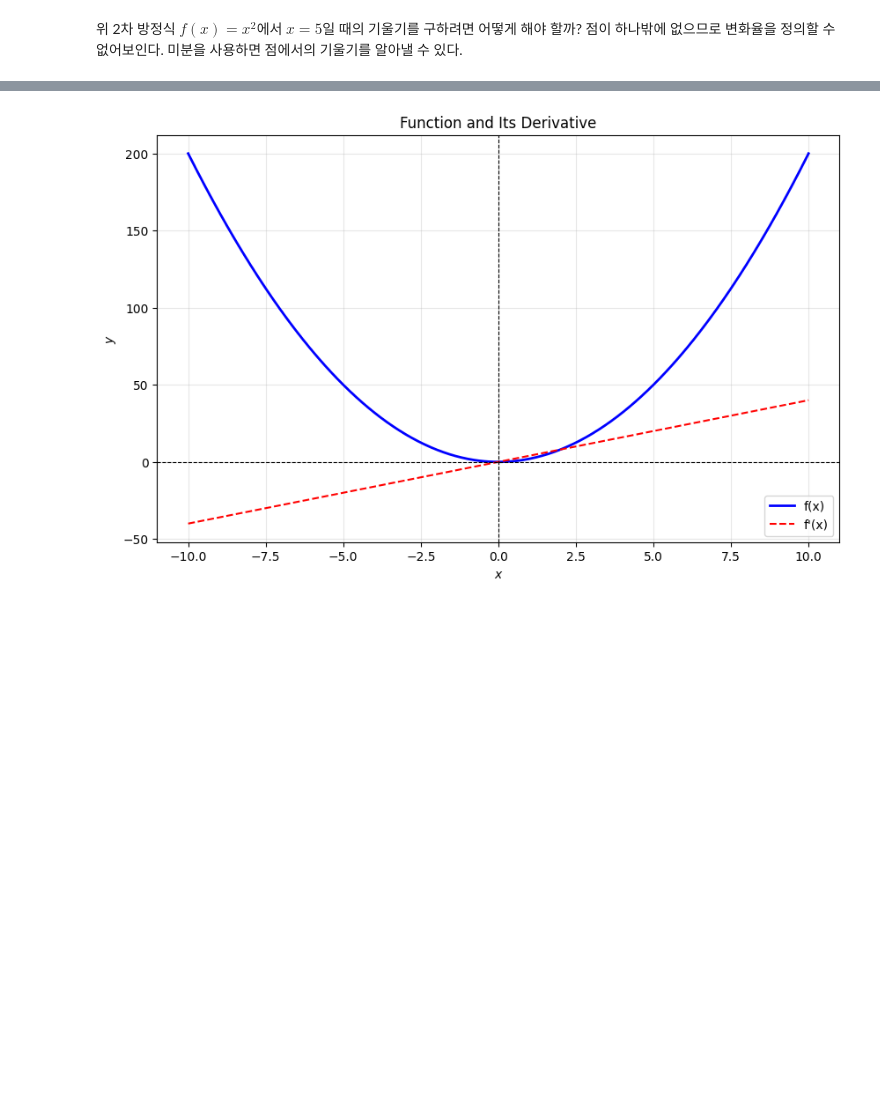
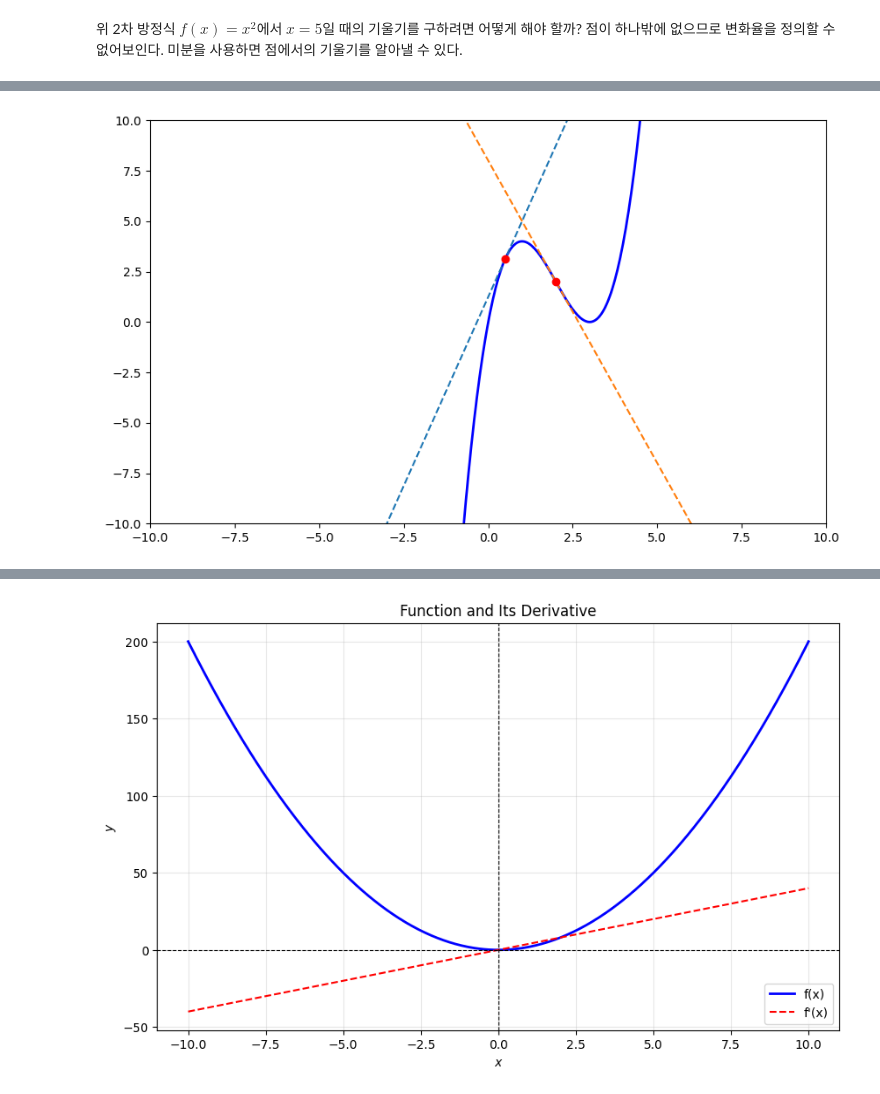
Before and after one commit to songkg7/notebook-playground, a Jupyter notebook: graph/differentiation.ipynb, the cells around one changed output, grey strips where cells are left out. Drawn from its saved outputs; the diff is of its cells as text; code cells hidden in the pictures; blank space fills up the shorter version.

```diff
--- a/graph/differentiation.ipynb
+++ b/graph/differentiation.ipynb
@@ -118,0 +112,43 @@ visualize_simple()
+# %%
+# 3차 함수 정의
+def f(x):
+    return x ** 3 - 6 * x ** 2 + 9 * x  # f(x) = x^3 - 6x^2 + 9x
+
+
+# 3차 함수의 도함수 (기울기)
+def f_prime(x):
+    return 3 * x ** 2 - 12 * x + 9  # f'(x) = 3x^2 - 12x + 9
+
+
+# 특정 x 값에서 접선의 방정식을 계산
+# y = f'(x) * x + y_intercept
+def tangent_line(x, x_point):
+    slope = f_prime(x_point)  # 기울기
+    y_intercept = f(x_point) - slope * x_point  # y절편
+    return slope * x + y_intercept
+
+
+# x 값의 범위와 그래프 생성
+x = np.linspace(-10, 10, 500)  # x 범위 설정
+y = f(x)
+
+# 접선을 그릴 두 점
+x_points = [0.5, 2]  # x 좌표
+tangent_lines = [tangent_line(x, x_point) for x_point in x_points]
+
+# 그래프 그리기
+plt.figure(figsize=(10, 6))
+plt.plot(x, y, label=r"$f(x) = x^3 - 6x^2 + 9x$", color="blue", linewidth=2)
+
+# 접선 그리기 및 접점 표시
+for i, x_1 in enumerate(x_points):
+    plt.plot(x, tangent_lines[i], linestyle="--", label=f"Tangent at x={x_1}")
+    plt.scatter(x_1, f(x_1), color="red", zorder=5)
+    # plt.text(x_point, f(x_point) + 0.5, f"({x_point}, {f(x_point):.2f})", color="black")
+
+# 그래프 옵션 설정
+plt.xlim(-10, 10)
+plt.ylim(-10, 10)
+visualize_simple()
+# %% [output]
+[figure, added]
```
Also changed, not shown: parts of 8 cells of this notebook.
